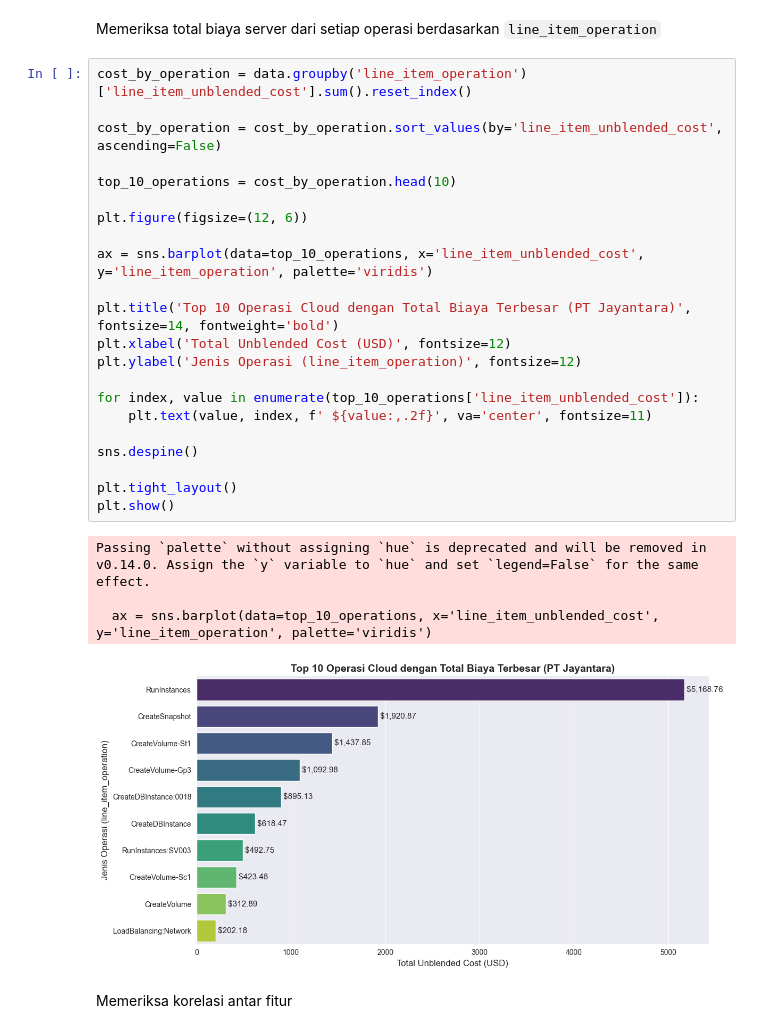
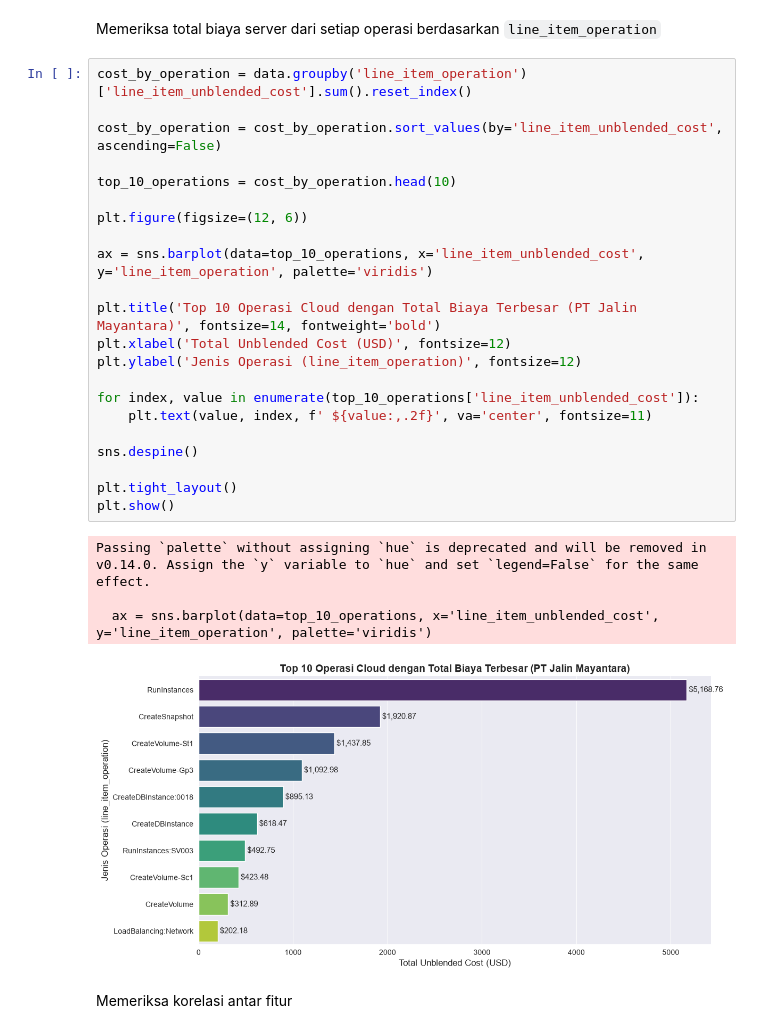
Before and after one commit to diyangraditya/thesis, a Jupyter notebook: Notebooks/main.ipynb, the cells around one changed output. Saved outputs shown, nothing was run; the diff lists cells and outputs as text.

```diff
--- a/Notebooks/main.ipynb
+++ b/Notebooks/main.ipynb
@@ -144,30 +144,30 @@ Memeriksa total biaya server dari setiap operasi berdasarkan `line_item_operatio
 # %%
 cost_by_operation = data.groupby('line_item_operation')['line_item_unblended_cost'].sum().reset_index()
 
 cost_by_operation = cost_by_operation.sort_values(by='line_item_unblended_cost', ascending=False)
 
 top_10_operations = cost_by_operation.head(10)
 
 plt.figure(figsize=(12, 6))
 
 ax = sns.barplot(data=top_10_operations, x='line_item_unblended_cost', y='line_item_operation', palette='viridis')
 
-plt.title('Top 10 Operasi Cloud dengan Total Biaya Terbesar (PT Jayantara)', fontsize=14, fontweight='bold')
+plt.title('Top 10 Operasi Cloud dengan Total Biaya Terbesar (PT Jalin Mayantara)', fontsize=14, fontweight='bold')
 plt.xlabel('Total Unblended Cost (USD)', fontsize=12)
 plt.ylabel('Jenis Operasi (line_item_operation)', fontsize=12)
 
 for index, value in enumerate(top_10_operations['line_item_unblended_cost']):
     plt.text(value, index, f' ${value:,.2f}', va='center', fontsize=11)
 
 sns.despine()
 
 plt.tight_layout()
 plt.show()
 # %% [output]
 Passing `palette` without assigning `hue` is deprecated and will be removed in v0.14.0. Assign the `y` variable to `hue` and set `legend=False` for the same effect.
 
   ax = sns.barplot(data=top_10_operations, x='line_item_unblended_cost', y='line_item_operation', palette='viridis')
-[figure, old version]
+[figure, new version]
 # %% [markdown]
 Memeriksa korelasi antar fitur
 # %%
```
Also changed, not shown: parts of 19 cells of this notebook, 1 other file.
